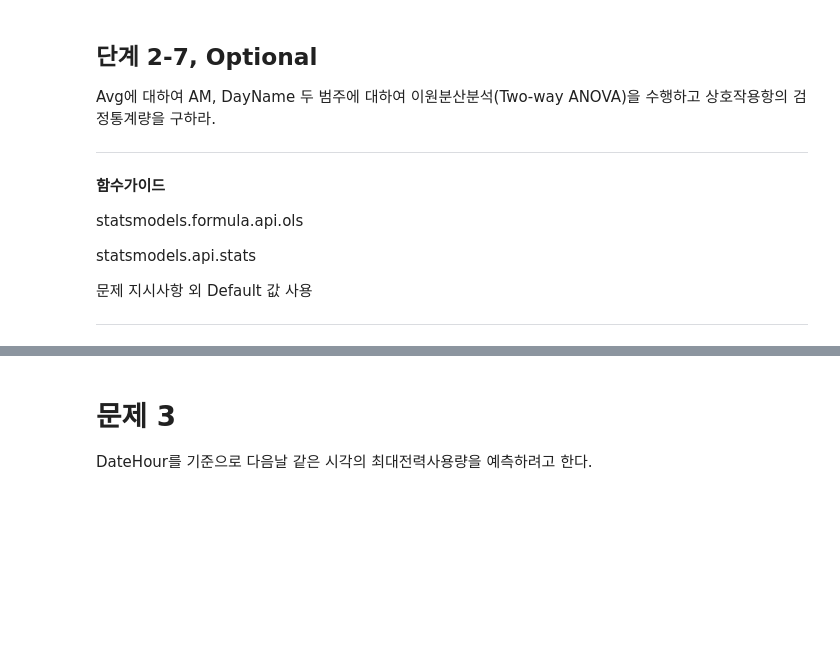
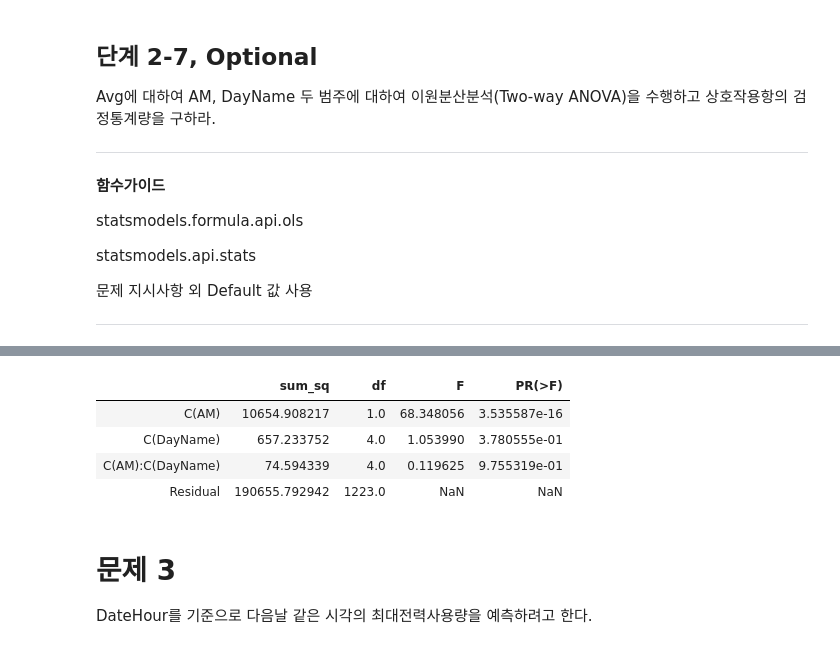
Before and after one commit to sunkusun9/DS_lv3_2410, a Jupyter notebook: sec_ds_lv3_prob3_prob.ipynb, the cells around one changed output, grey strips where cells are left out. Drawn from its saved outputs; the diff is of its cells as text; code cells hidden in the pictures; blank space fills up the shorter version.

```diff
--- a/sec_ds_lv3_prob3_prob.ipynb
+++ b/sec_ds_lv3_prob3_prob.ipynb
@@ -867,0 +955,12 @@ statsmodels.api.stats
+# %%
+C_ = C
+del C
+lm = ols('Avg ~ C(AM) + C(DayName) + C(AM):C(DayName)', df_prob2).fit() # ols('Avg ~ C(AM) * C(DayName)', df_prob2).fit()
+C = C_
+stats.anova_lm(lm, typ=2)
+# %% [output]
+|  | sum_sq | df | F | PR(>F) |
+| C(AM) | 10654.908217 | 1.0 | 68.348056 | 3.535587e-16 |
+| C(DayName) | 657.233752 | 4.0 | 1.053990 | 3.780555e-01 |
+| C(AM):C(DayName) | 74.594339 | 4.0 | 0.119625 | 9.755319e-01 |
+| Residual | 190655.792942 | 1223.0 | NaN | NaN |
```
Also changed, not shown: parts of 75 cells of this notebook.
